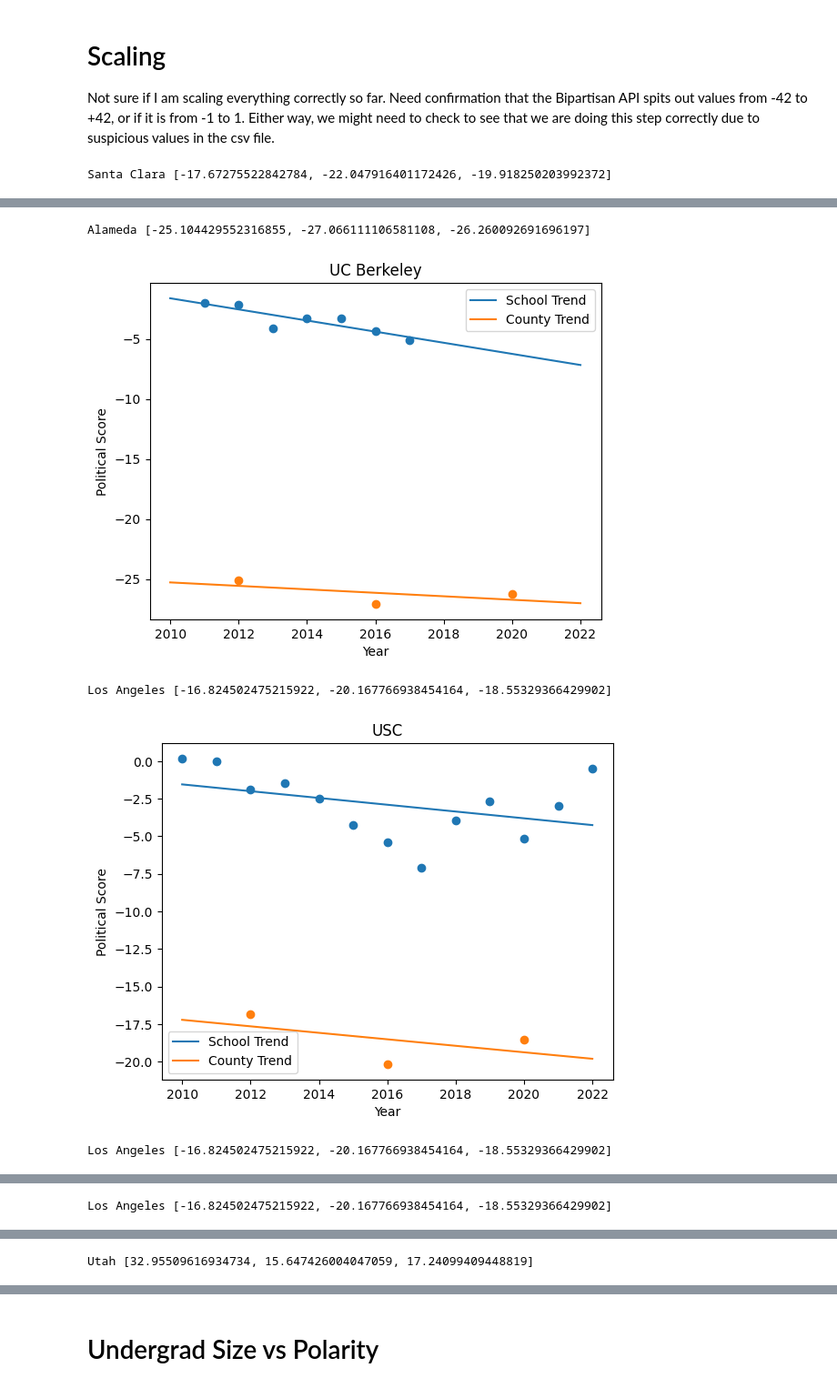
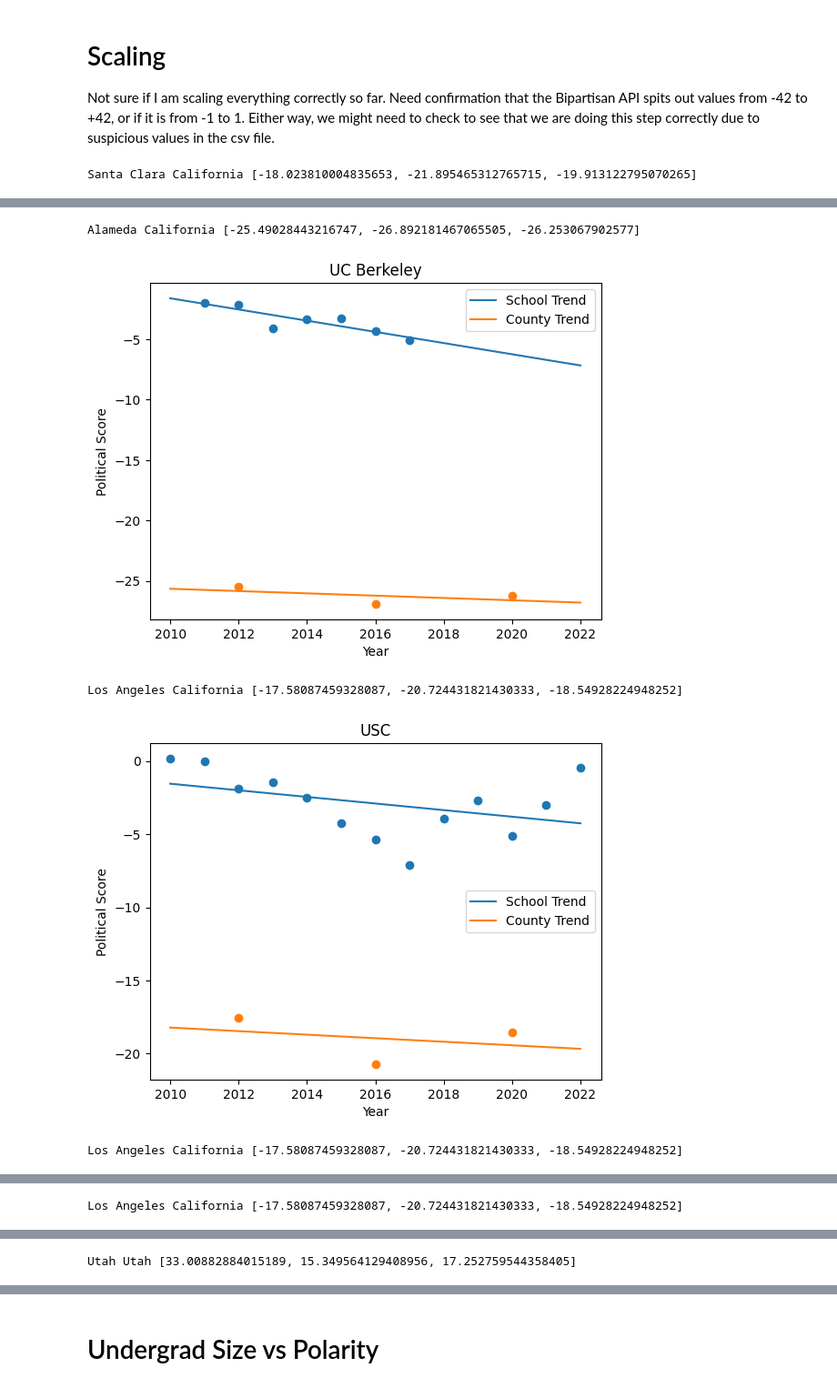
Before and after one commit to theodoremui/diversity-colleges, a Jupyter notebook: notebooks/investigation/College Data.ipynb, the cells around one changed output, grey strips where cells are left out. Shown at 91% size. Saved outputs shown, nothing was run; the diff lists cells and outputs as text; code cells hidden in the pictures.

```diff
--- a/notebooks/investigation/College Data.ipynb
+++ b/notebooks/investigation/College Data.ipynb
@@ -29,6 +29,6 @@ college_data.tail()
 | 44 | us-midwest | University of Minnesota | Public | $15,254 | 36,209 | 73.20% | ... |
 5 rows × 32 columns
 # %%
-election_data = pd.read_csv('election_data_12_20.csv')
+election_data = pd.read_csv('elections_per.csv')
 election_data.head()
 # %% [output]
@@ -41,10 +41,9 @@ election_data.head()
 # %%
-def get_county_info(county):
+def get_county_info(county, st):
     fd = False
     for index, rows in election_data.iterrows():
-        regex = re.escape(county) + r" .*"
         metrics_yr = None
-        if re.match(regex, rows['county_name']):
+        if county == rows['County'] and st == rows['State']:
             metrics_yr = [rows['per_gop_2012'] - rows['per_dem_2012'],rows['per_gop_2016'] - rows['per_dem_2016'],rows['per_gop_2020'] - rows['per_dem_2020']]
             fd = True
             break
@@ -80,9 +79,13 @@ for index, rows in college_data.iterrows():
     pred_line = [schl.predict(np.expand_dims(np.array([i]), axis=1))[0] for i in range(2010, 2023)]
 
     elec_years = [2012, 2016, 2020]
-    info = [pt * 42 for pt in get_county_info(rows['County'])]
+    info = [pt * 42 for pt in get_county_info(rows['County'].upper(), rows['State'].upper())]
 
-    print(rows['County'], info)
+    print(rows['County'], rows['State'], info)
+
+    if sum([1 if pd.isna(val) else 0 for val in info]) > 0:
+        print('Incomplete Information')
+        continue
 
     us = LinearRegression()
     us.fit(np.expand_dims(np.array(elec_years), axis=1), np.expand_dims(np.array(info), axis=1))
@@ -99,4 +102,4 @@ for index, rows in college_data.iterrows():
     plt.ylabel('Political Score')
     plt.show()
 # %% [output]
-Santa Clara [-17.67275522842784, -22.047916401172426, -19.918250203992372]
+Santa Clara California [-18.023810004835653, -21.895465312765715, -19.913122795070265]
@@ -104,5 +107,5 @@ Santa Clara [-17.67275522842784, -22.047916401172426, -19.918250203992372]
-Alameda [-25.104429552316855, -27.066111106581108, -26.260092691696197]
+Alameda California [-25.49028443216747, -26.892181467065505, -26.253067902577]
-[figure, old version]
+[figure, new version]
-Los Angeles [-16.824502475215922, -20.167766938454164, -18.55329366429902]
+Los Angeles California [-17.58087459328087, -20.724431821430333, -18.54928224948252]
-[figure, old version]
+[figure, new version]
-Los Angeles [-16.824502475215922, -20.167766938454164, -18.55329366429902]
+Los Angeles California [-17.58087459328087, -20.724431821430333, -18.54928224948252]
@@ -110 +113 @@ Los Angeles [-16.824502475215922, -20.167766938454164, -18.55329366429902]
-Los Angeles [-16.824502475215922, -20.167766938454164, -18.55329366429902]
+Los Angeles California [-17.58087459328087, -20.724431821430333, -18.54928224948252]
@@ -112,2 +115,2 @@ Los Angeles [-16.824502475215922, -20.167766938454164, -18.55329366429902]
-Utah [32.95509616934734, 15.647426004047059, 17.24099409448819]
+Utah Utah [33.00882884015189, 15.349564129408956, 17.252759544358405]
 [figure]
```
Also changed, not shown: parts of 13 cells of this notebook, 6 other files.
